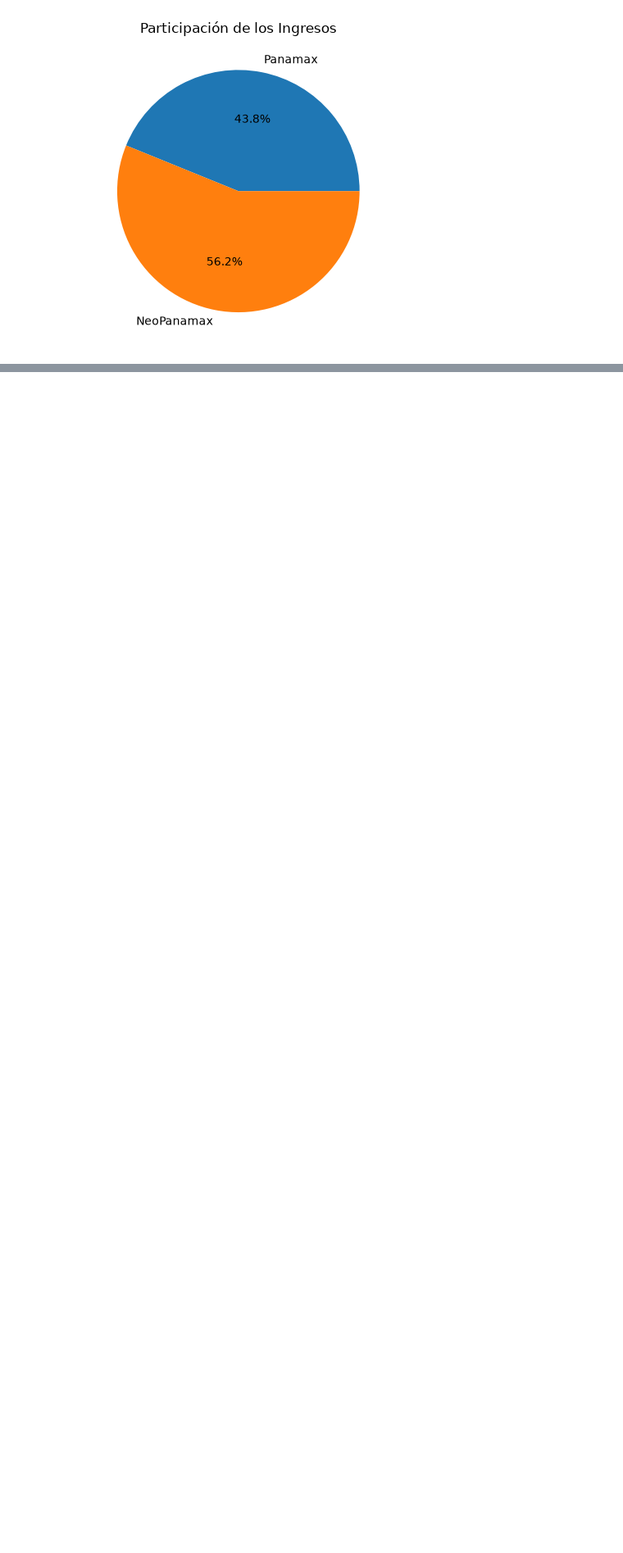
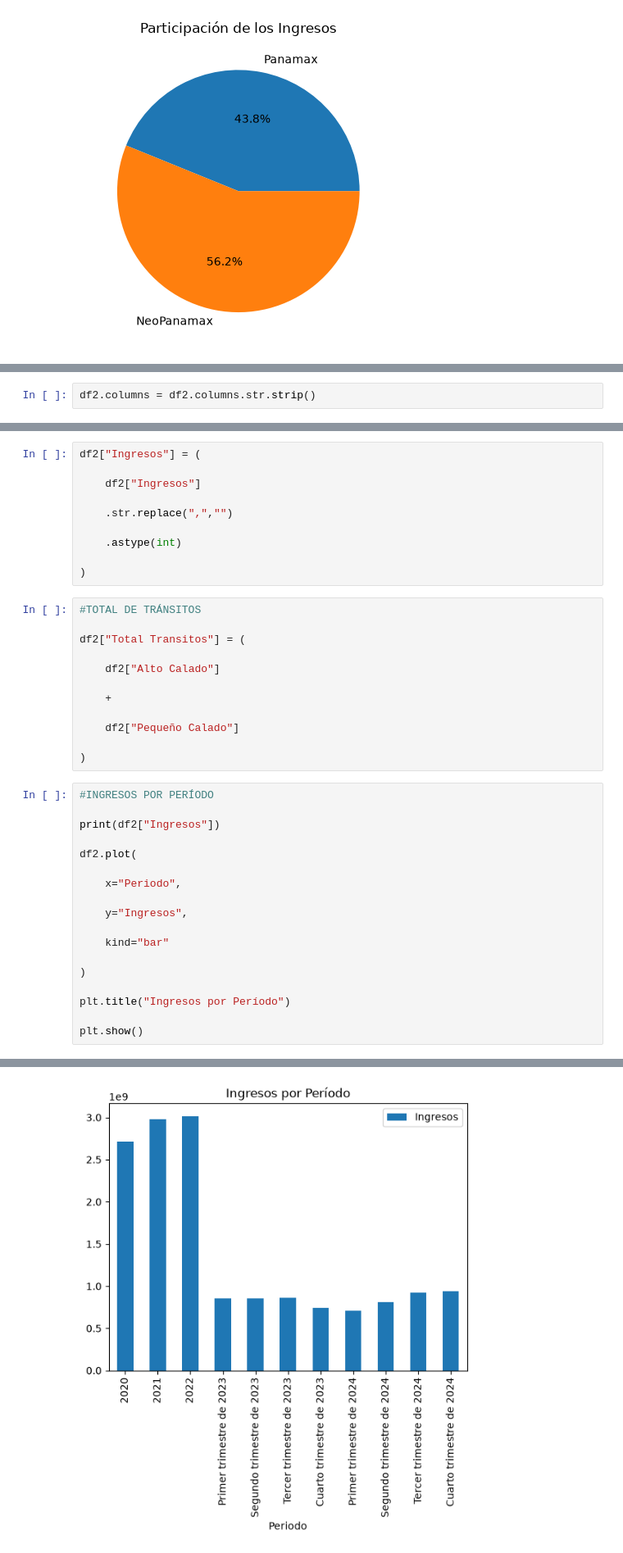
Before and after one commit to brustlinket12/topicos, a Jupyter notebook: TopicosFinal/pipeline.ipynb, the cells around one changed output, grey strips where cells are left out. Shown at 82% size. Saved outputs shown, nothing was run; the diff lists cells and outputs as text; blank space fills up the shorter version.

```diff
--- a/TopicosFinal/pipeline.ipynb
+++ b/TopicosFinal/pipeline.ipynb
@@ -485,0 +511,2 @@ dtype: int64
+# %%
+df2.columns = df2.columns.str.strip()
@@ -485,0 +539,41 @@ dtype: int64
+# %%
+df2["Ingresos"] = (
+
+    df2["Ingresos"]
+
+    .str.replace(",","")
+
+    .astype(int)
+
+)
+# %%
+#TOTAL DE TRÁNSITOS
+
+df2["Total Transitos"] = (
+
+    df2["Alto Calado"]
+
+    +
+
+    df2["Pequeño Calado"]
+
+)
+# %%
+#INGRESOS POR PERÍODO
+
+print(df2["Ingresos"])
+
+df2.plot(
+
+    x="Periodo",
+
+    y="Ingresos",
+
+    kind="bar"
+
+)
+
+plt.title("Ingresos por Período")
+
+plt.show()
+# %% [output]
@@ -485,0 +592 @@ dtype: int64
+[figure, added]
```
Also changed, not shown: parts of 10 cells of this notebook, 1 other file.
